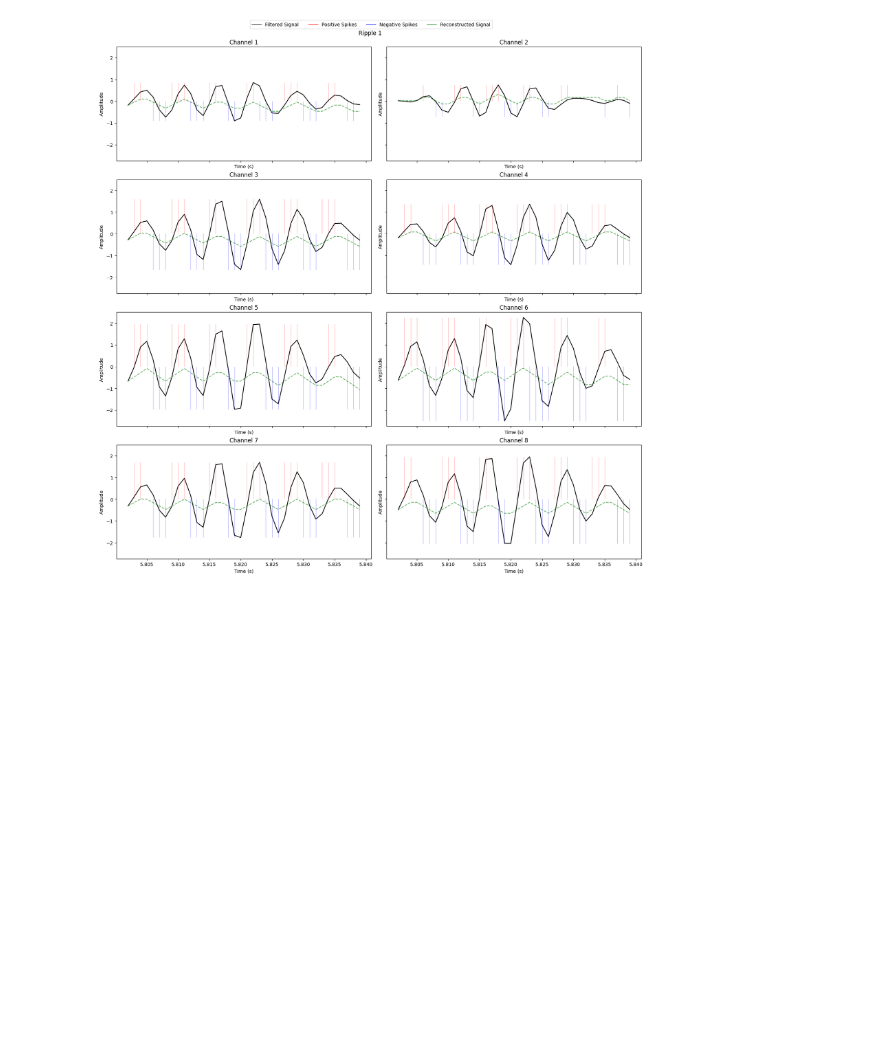
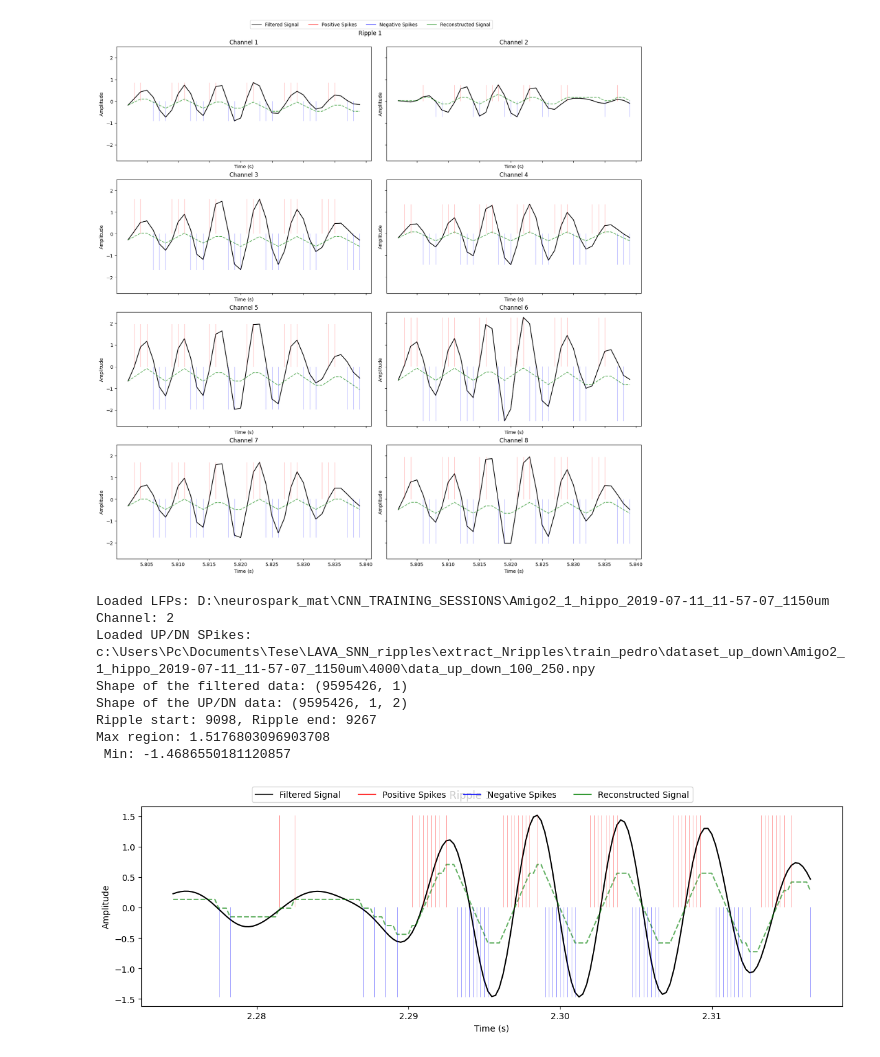
Before and after one commit to pedrofurrix/LAVA_SNN_ripples, a Jupyter notebook: extract_Nripples/visualize_dataset.ipynb, the cells around one changed output. Saved outputs shown, nothing was run; the diff lists cells and outputs as text; code cells hidden in the pictures; blank space fills up the shorter version.

Commit message:
save_ripples_evaluate_encoding

```diff
--- a/extract_Nripples/visualize_dataset.ipynb
+++ b/extract_Nripples/visualize_dataset.ipynb
@@ -102,3 +102,15 @@ spikified_chunks,filtered_chunks=make_up_down(save=False)
 plot_channels(spikified_chunks,channels=[0,1,2,3,4,5,6,7],id=0,ripple=7,diff_plots=False)
 # %%
 plot_channels(spikified_chunks,filtered_chunks,channels=[0,1,2,3,4,5,6,7],id=0,ripple=7,diff_plots=False)
+# %%
+plot_reconstruction(channels=[1],ripple=1)
+# %% [output]
+Loaded LFPs: D:\neurospark_mat\CNN_TRAINING_SESSIONS\Amigo2_1_hippo_2019-07-11_11-57-07_1150um
+Channel: 2
+Loaded UP/DN SPikes: c:\Users\Pc\Documents\Tese\LAVA_SNN_ripples\extract_Nripples\train_pedro\dataset_up_down\Amigo2_1_hippo_2019-07-11_11-57-07_1150um\4000\data_up_down_100_250.npy
+Shape of the filtered data: (9595426, 1)
+Shape of the UP/DN data: (9595426, 1, 2)
+Ripple start: 9098, Ripple end: 9267
+Max region: 1.5176803096903708
+ Min: -1.4686550181120857
+[figure, added]
```
Also changed, not shown: parts of 4 cells of this notebook, 1 other file.
